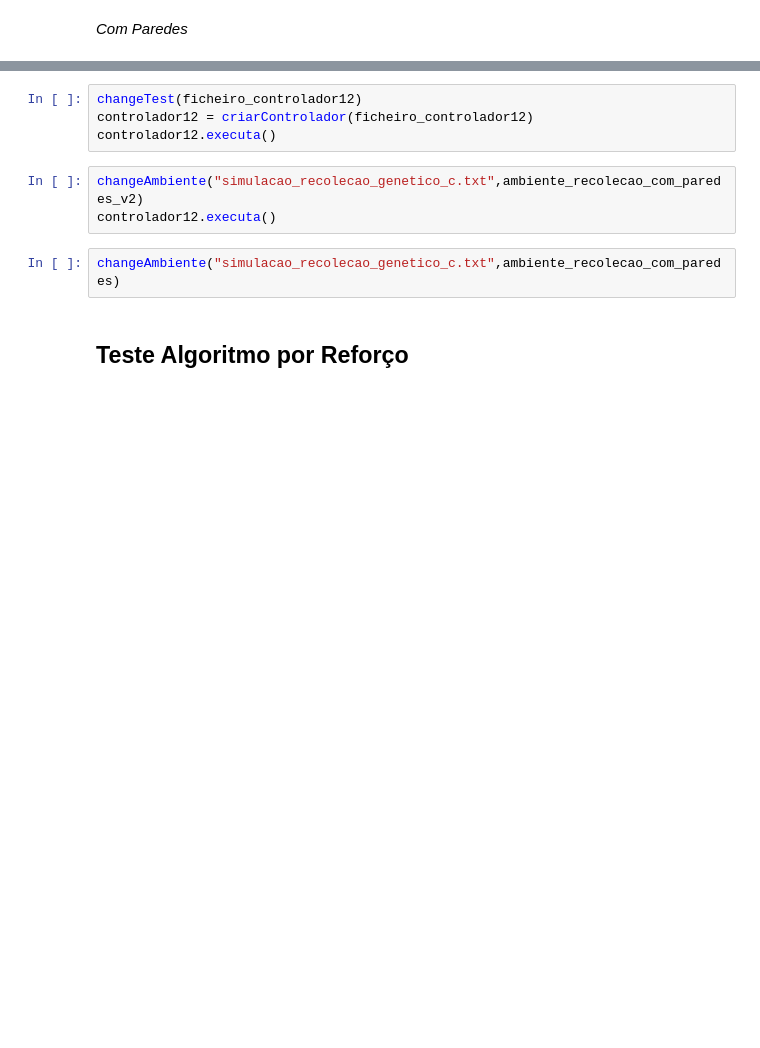
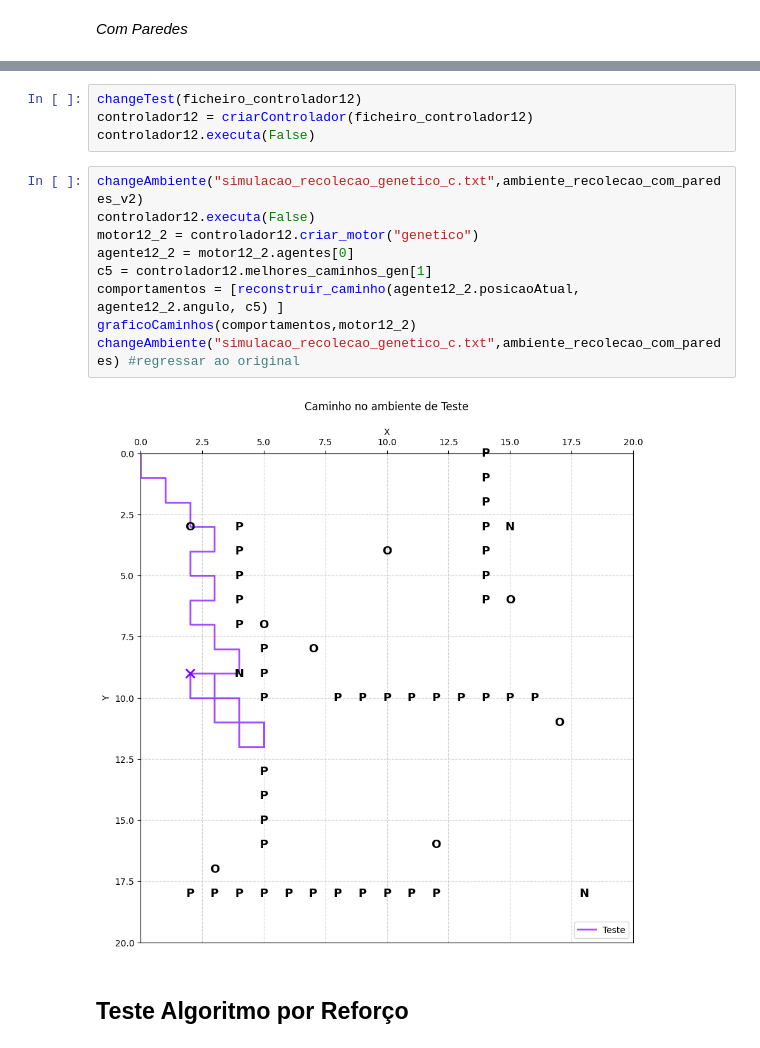
Before and after one commit to Biancs13/ProjetoAA, a Jupyter notebook: demo/Demo.ipynb, the cells around one changed output, grey strips where cells are left out. Cells and saved outputs as stored; diff of their text form; blank space fills up the shorter version.

```diff
--- a/demo/Demo.ipynb
+++ b/demo/Demo.ipynb
@@ -304,12 +356,18 @@ construir_genetico(caminhos12, motor12, controladorG_R_C.fitness_max_geracao, co
 # %%
 changeTest(ficheiro_controlador12)
 controlador12 = criarControlador(ficheiro_controlador12)
-controlador12.executa()
+controlador12.executa(False)
-# %%
-changeAmbiente("simulacao_recolecao_genetico_c.txt",ambiente_recolecao_com_paredes_v2)
-controlador12.executa()
-# %%
-changeAmbiente("simulacao_recolecao_genetico_c.txt",ambiente_recolecao_com_paredes)
+# %%
+changeAmbiente("simulacao_recolecao_genetico_c.txt",ambiente_recolecao_com_paredes_v2)
+controlador12.executa(False)
+motor12_2 = controlador12.criar_motor("genetico")
+agente12_2 = motor12_2.agentes[0]
+c5 = controlador12.melhores_caminhos_gen[1]
+comportamentos = [reconstruir_caminho(agente12_2.posicaoAtual, agente12_2.angulo, c5) ]
+graficoCaminhos(comportamentos,motor12_2)
+changeAmbiente("simulacao_recolecao_genetico_c.txt",ambiente_recolecao_com_paredes) #regressar ao original
+# %% [output]
+[figure, added]
 # %% [markdown]
 ## Teste Algoritmo por Reforço
 # %% [markdown]
```
Also changed, not shown: parts of 30 cells of this notebook, 31 other files.
